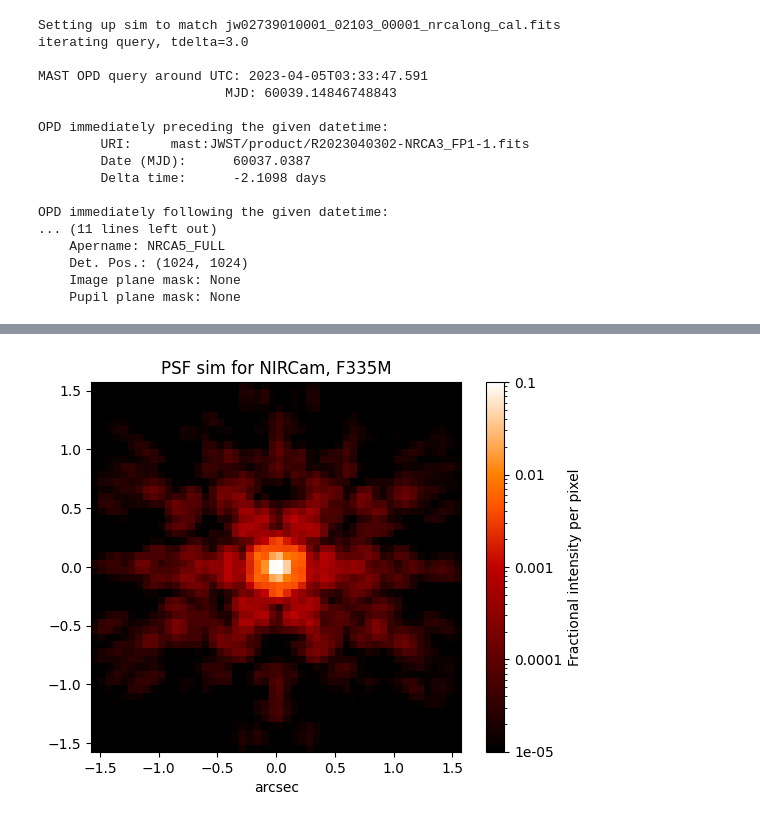
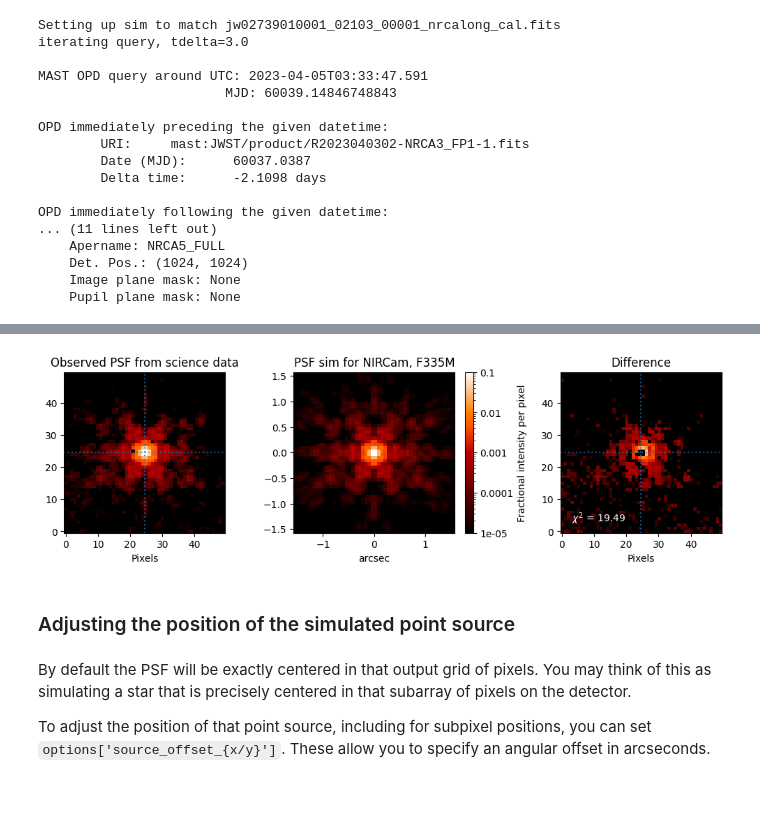
Before and after one commit to spacetelescope/stpsf, a Jupyter notebook: docs/jwst_matching_psfs_to_data.ipynb, the cells around one changed output, grey strips where cells are left out. Cells and saved outputs as stored; diff of their text form; code cells hidden in the pictures; blank space fills up the shorter version.

Commit message:
improve docs for matching PSFs to data

```diff
--- a/docs/jwst_matching_psfs_to_data.ipynb
+++ b/docs/jwst_matching_psfs_to_data.ipynb
@@ -42,12 +81,39 @@ inst.options['source_offset_x'] = 0.015
 # %%
-sim_psf = inst.calc_psf(fov_pixels=box_size)
+sim_psf = inst.calc_psf(fov_pixels=boxsize)
 # %%
-obs_im = fits.getdata(filename)
-obs_psf = obs_im[psf_center[1]-boxsize//2:psf_center[1]+boxsize//2, psf_center[0]-boxsize//2:psf_center[0]+boxsize//2,]
+# Load science data. Extract the surface brightness and uncertainty for the desired subarray
+obs_im = fits.open(filename)
+
+obs_psf = astropy.nddata.Cutout2D(obs_im['SCI'].data, position=psf_center, size=boxsize).data
 obs_psf -= np.nanmedian(obs_psf) # simple background subtraction
+
+obs_psf_err = astropy.nddata.Cutout2D(obs_im['ERR'].data, position=psf_center, size=boxsize).data
 # %%
-vmax = np.nanmax(obs_psf)
-cmap=matplotlib.cm.gist_heat
-cmap.set_bad(cmap(0))
-plt.imshow(obs_psf ,
-           norm = matplotlib.colors.LogNorm(vmax/1e4, vmax), cmap=cmap)
+# Define a convenience function for comparisons to use here
+
+def plot_data_sim_comparison(obs_psf, obs_psf_err, sim_psf):
+    fig, axes = plt.subplots(figsize=(13,3), ncols=3)
+
+    vmax = np.nanmax(obs_psf)
+    cmap = matplotlib.cm.gist_heat
+    cmap.set_bad(cmap(0))
+    axes[0].imshow(obs_psf,
+                   norm = matplotlib.colors.LogNorm(vmax/1e4, vmax),
+                   cmap=cmap, origin='lower')
+    axes[0].set_title("Observed PSF from science data")
+
+    webbpsf.display_psf(sim_psf, ext='DET_DIST', vmax=0.1, vmin=1e-5, ax=axes[1], )
+
+    scalefactor = np.nansum(obs_psf)
+    difference = obs_psf - sim_psf["DET_DIST"].data *scalefactor
+    axes[2].imshow(difference,
+                   norm = matplotlib.colors.LogNorm(vmax/1e5, vmax),
+                   cmap=cmap, origin='lower')
+    # compute a simple goodness-of-fit metric
+    chisqr = np.nansum(difference**2/obs_psf_err**2)/np.isfinite(difference).sum()
+    axes[2].set_title("Difference")
+    axes[2].text(3, 3, f"$\chi^2$ = {chisqr:.2f}", color='white')
+    for ax in [axes[0], axes[2]]:
+        ax.set_xlabel("Pixels")
+        ax.axvline((boxsize-1)/2, ls=":", alpha=0.75)
+        ax.axhline((boxsize-1)/2, ls=":", alpha=0.75)
@@ -57,4 +120,10 @@ plt.imshow(obs_psf ,
-# %%
-webbpsf.display_psf(sim_psf, ext='DET_DIST', vmax=0.1, vmin=1e-5)
-# %% [output]
-[figure, removed]
+# %%
+plot_data_sim_comparison(obs_psf, obs_psf_err, sim_psf)
+# %% [output]
+[figure, added]
+# %% [markdown]
+### Adjusting the position of the simulated point source
+# %% [markdown]
+By default the PSF will be exactly centered in that output grid of pixels. You may think of this as simulating a star that is precisely centered in that subarray of pixels on the detector.
+
+To adjust the position of that point source, including for subpixel positions, you can set `options['source_offset_{x/y}']`. These allow you to specify an angular offset in arcseconds.
```
Also changed, not shown: parts of 20 cells of this notebook.
